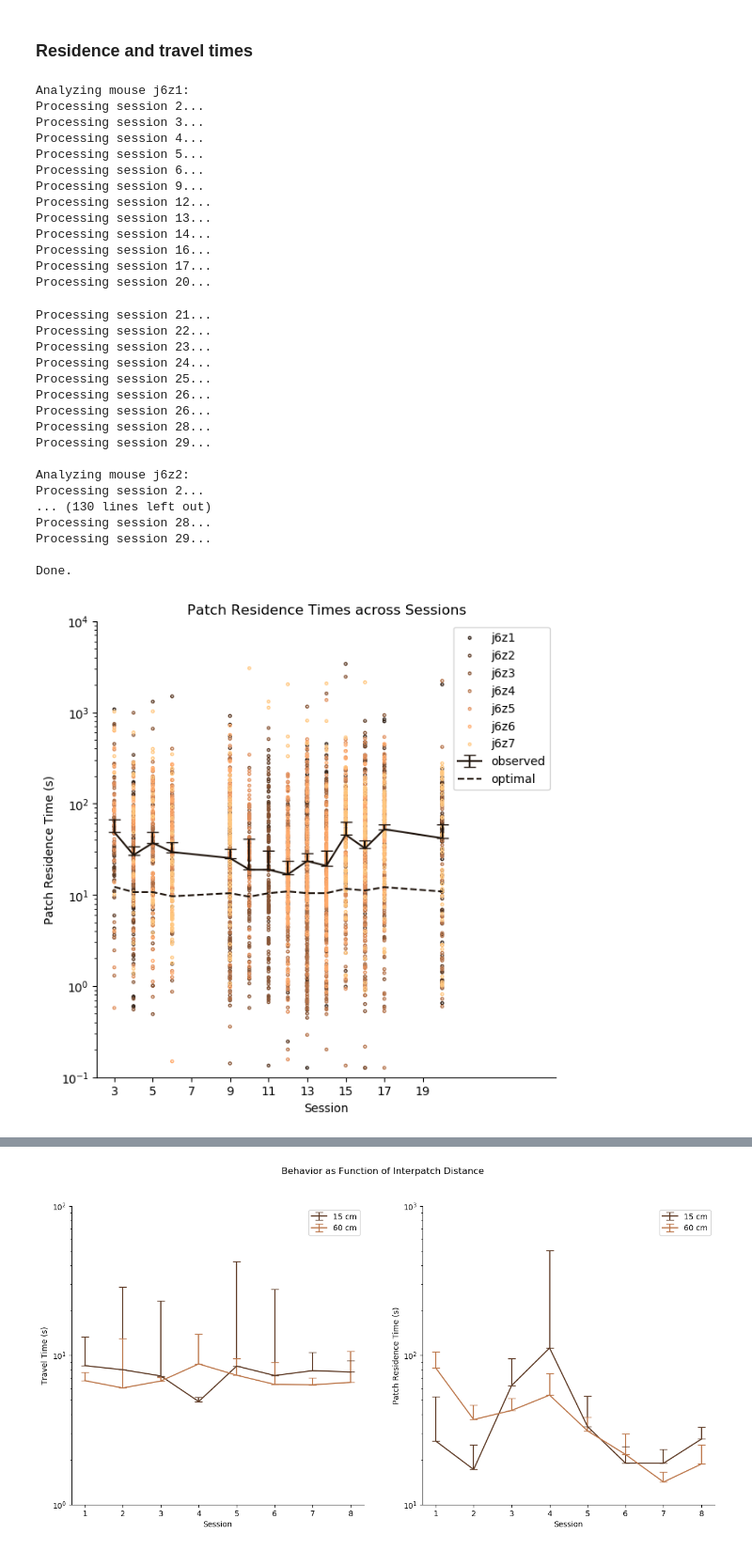
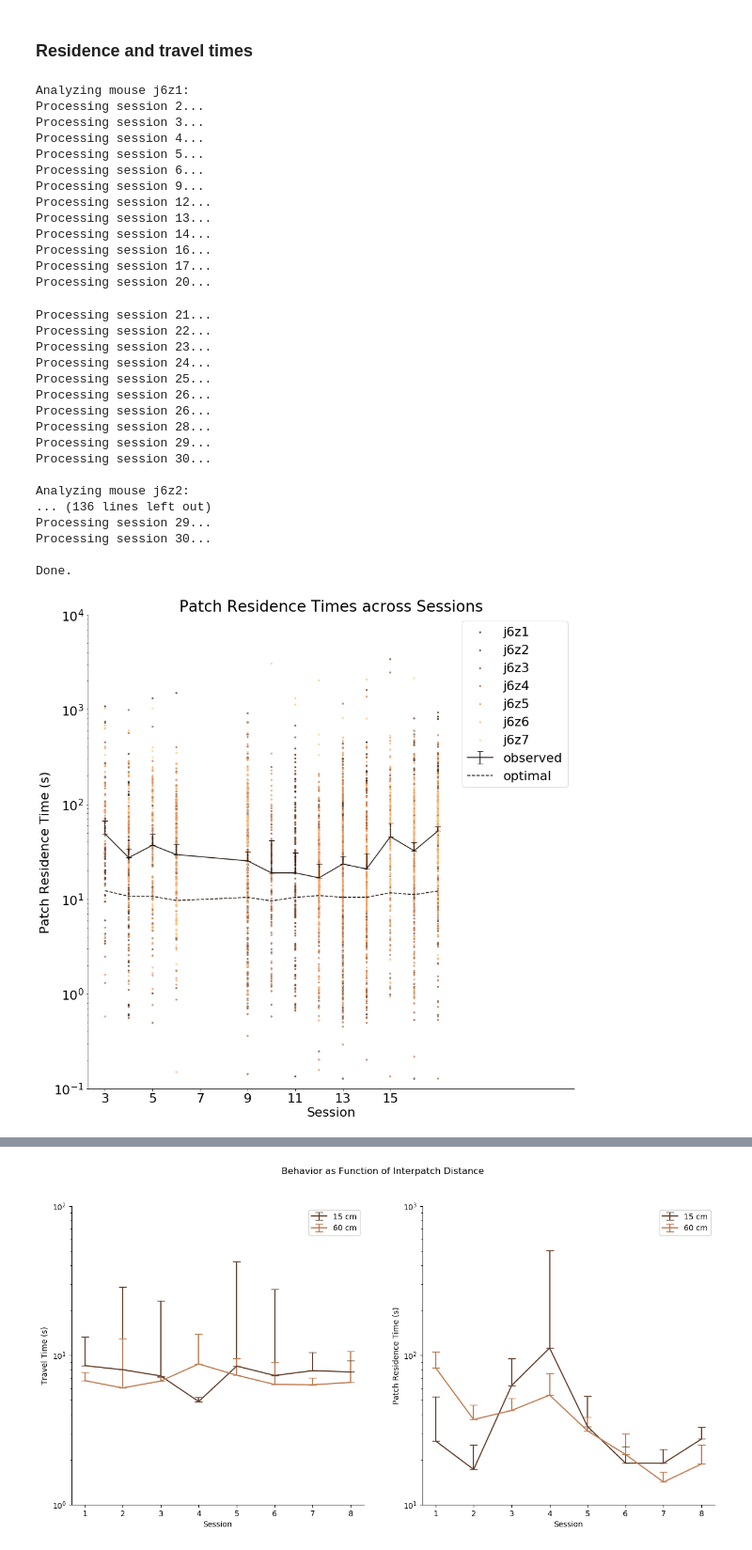
Before and after one commit to jbwebb8/foraging-analysis, a Jupyter notebook: notebooks/playground.ipynb, the cells around one changed output, grey strips where cells are left out. Shown at 94% size. Cells and saved outputs as stored; diff of their text form; code cells hidden in the pictures.

```diff
--- a/notebooks/playground.ipynb
+++ b/notebooks/playground.ipynb
@@ -845,16 +865,18 @@ for mouse_id in mouse_ids:
     hr_opt[mouse_id] = []
 
     for sess, day in zip(sessions[mouse_id], days[mouse_id]):
-        print('Processing session %d...' % day)
+        print('Processing session %d...' % day, end=' ')
 
         try:
             hr_obs[mouse_id].append(sess.get_harvest_rate(metric='observed', per_patch=True))
             hr_max[mouse_id].append(sess.get_harvest_rate(metric='max', per_patch=True))
             hr_opt[mouse_id].append(sess.get_harvest_rate(metric='optimal', per_patch=True))
-        except Warning:
+            print('done.')
+        except (Warning, ValueError):
             hr_obs[mouse_id].append(np.array([np.nan]))
             hr_max[mouse_id].append(np.array([np.nan]))
             hr_opt[mouse_id].append(np.array([np.nan]))
+            print('error processing file.')
 
         sess.clear_data()
 
@@ -902,11 +934,11 @@ TypeError: Argument sequence too long
 # %%
-fig, ax = plt.subplots(figsize=(7, 7))
+fig, ax = plt.subplots(figsize=(15, 15))
 cmap = plt.get_cmap('copper')
 c = 0.2
 
 # Plot individual traces
 n_mouse = len(mouse_ids)
-for i, mouse_id in enumerate(mouse_ids):
+#for i, mouse_id in enumerate(mouse_ids):
     # All sessions
     #hr_obs_, days_ = get_patch_statistics(hr_obs[mouse_id],
     #                                      ids=days[mouse_id],
@@ -922,14 +954,15 @@ for i, mouse_id in enumerate(mouse_ids):
 # Plot observed traces
 hr_obs_, days_ = get_patch_statistics(hr_obs,
                                       ids=days,
-                                      method='median',
+                                      method='mean',
                                       return_all=False)
 hr_obs_std, days_ = get_patch_statistics(hr_obs,
                                          ids=days,
                                          method='sem',
                                          return_all=False)
 y_err = np.vstack([np.zeros(len(hr_obs_std)), hr_obs_std])
-plot_idx = np.logical_and(days_ > 2, days_ < 21)
+plot_idx = np.logical_and(days_ > 2, days_ < 18)
+#plot_idx = np.logical_and(plot_idx)
 ax.errorbar(days_[plot_idx], hr_obs_[plot_idx], yerr=y_err[:, plot_idx],
             color=cmap(c), capsize=5, label='observed')
 
@@ -948,5 +981,5 @@ plt.savefig(results_dir + 'hr_vs_day.eps', format='eps', dpi=1000)
 # %%
-fig, ax = plt.subplots(figsize=(7, 7))
+fig, ax = plt.subplots(figsize=(15, 15))
 cmap = plt.get_cmap('copper')
 c = [0.2, 0.6]
 
@@ -976,7 +1009,7 @@ hr_diff_opt_std, days_ = get_patch_statistics(hr_diff_opt,
                                        method='sem',
                                        return_all=False)
 y_err = np.vstack([np.zeros(len(hr_diff_opt_std)), hr_diff_opt_std])
-plot_idx = np.logical_and(days_ > 2, days_ < 21)
+plot_idx = np.logical_and(days_ > 2, days_ < 18)
 ax.errorbar(days_[plot_idx], hr_diff_opt_[plot_idx], yerr=y_err[:, plot_idx],
             color=cmap(c[0]), capsize=5, label='observed vs. optimal')
 
@@ -1037,7 +1070,7 @@ for mouse_id in mouse_ids:
             t_p_opt[mouse_id].append(np.asarray([t_p_opt_]))
             t_t_obs[mouse_id].append(sess.get_interpatch_durations())
             t_t_opt[mouse_id].append(np.asarray([t_t_opt_]))
-        except Warning:
+        except UserWarning:
             t_p_obs[mouse_id].append(np.asarray([np.nan]))
             t_p_opt[mouse_id].append(np.asarray([np.nan]))
             t_t_obs[mouse_id].append(np.asarray([np.nan]))
@@ -1071,16 +1104,16 @@ Processing session 26...
 Processing session 26...
 Processing session 28...
 Processing session 29...
+Processing session 30...
 
 Analyzing mouse j6z2:
-Processing session 2...
-... (130 lines left out)
-Processing session 28...
+... (136 lines left out)
 Processing session 29...
+Processing session 30...
 
 Done.
 # %%
-fig, ax = plt.subplots(figsize=(7, 7))
+fig, ax = plt.subplots(figsize=(15, 15))
 cmap = plt.get_cmap('copper')
 c = 0.1
 
@@ -1092,7 +1125,7 @@ for i, mouse_id in enumerate(mouse_ids):
     #ax.plot(days_, t_p_obs_, color=cmap(0.5))
     t_p_obs_, days_ = get_patch_statistics(t_p_obs[mouse_id], ids=days[mouse_id], method='median',
                                            return_all=True)
-    plot_idx = np.logical_and(days_ > 2, days_ < 21)
+    plot_idx = np.logical_and(days_ > 2, days_ < 18)
     ax.scatter(days_[plot_idx], t_p_obs_[plot_idx], color=cmap((i+1)/n_mouse),
                facecolor='none', s=5, marker='o', label=mouse_id)
 
@@ -1101,7 +1134,7 @@ t_p_opt_, days_ = get_patch_statistics(t_p_opt,
                                        ids=days,
                                        method='median',
                                        return_all=False)
-plot_idx = np.logical_and(days_ > 2, days_ < 21)
+plot_idx = np.logical_and(days_ > 2, days_ < 18)
 ax.plot(days_[plot_idx], t_p_opt_[plot_idx],
         linestyle='--', color=cmap(0.10), label='optimal')
 
@@ -1111,33 +1144,33 @@ t_p_obs_, days_ = get_patch_statistics(t_p_obs,
                                        method='median',
                                        return_all=False)
 t_p_obs_std, days_ = get_patch_statistics(t_p_obs,
                                        ids=days,
                                        method='sem',
                                        return_all=False)
 #ax.scatter(days_, t_p_obs_, color=cmap(0.5), facecolor='none', s=15)
 y_err = np.vstack([np.zeros(len(t_p_obs_std)), t_p_obs_std])
-plot_idx = np.logical_and(days_ > 2, days_ < 21)
+plot_idx = np.logical_and(days_ > 2, days_ < 18)
 ax.errorbar(days_[plot_idx], t_p_obs_[plot_idx], yerr=y_err[:, plot_idx],
             color=cmap(c), capsize=5, label='observed')
 
 # Plot settings
 handles, labels = ax.get_legend_handles_labels()
 labels, handles = zip(*sorted(zip(labels, handles), key=lambda t: t[0]))
 ax.legend(handles, labels) # sorted by labels
 ax.set_title('Patch Residence Times across Sessions')
 ax.set_xlabel('Session')
 ax.set_ylabel('Patch Residence Time (s)')
 ax.spines['top'].set_visible(False)
 ax.spines['right'].set_visible(False);
 ax.set_ylim([0.1, 10000.0])
 ax.set_yscale('log')
 xlim = ax.get_xlim()
 ax.set_xlim([xlim[0], xlim[1] + 5])
 ax.set_xticks(np.arange(min(days_[plot_idx]), max(days_[plot_idx]), 2));
 
 # Save figure
 plt.savefig(results_dir + 't_p_vs_day.pdf')
 plt.savefig(results_dir + 't_p_vs_day.eps', format='eps', dpi=1000)
 # %% [output]
-[figure, old version]
+[figure, new version]
 # %%
```
Also changed, not shown: parts of 50 cells of this notebook.
